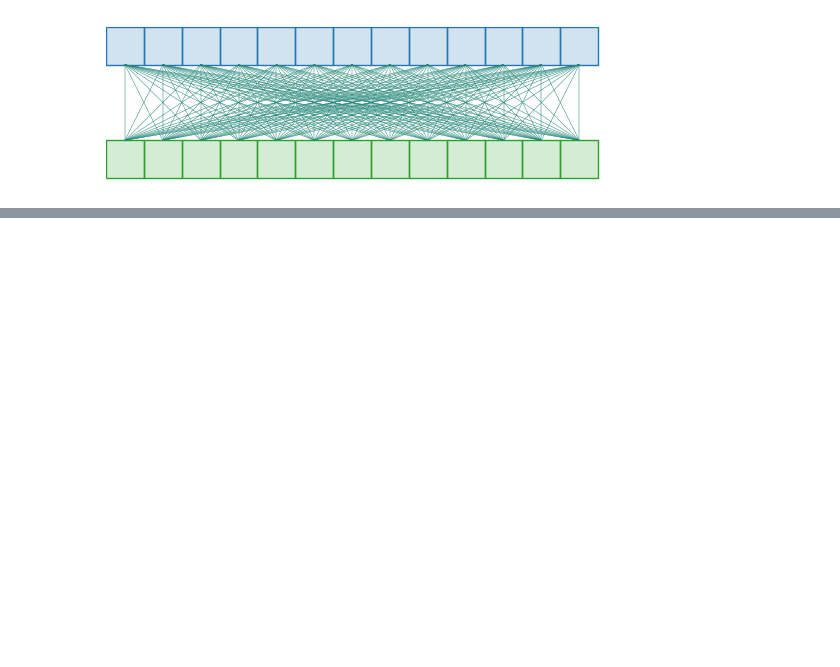
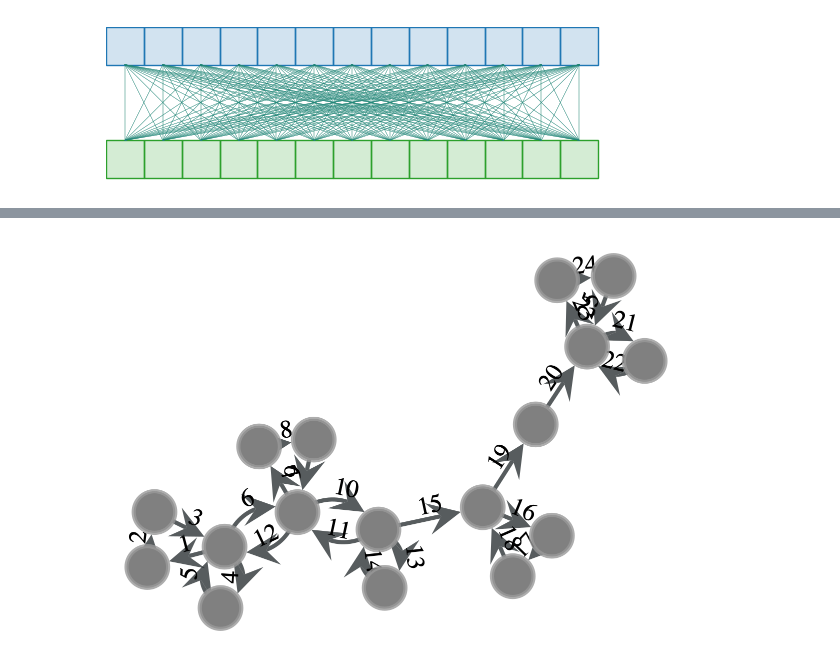
Before and after one commit to Radar-Lei/Motif-guided, a Jupyter notebook: visualization.ipynb, the cells around one changed output, grey strips where cells are left out. Cells and saved outputs as stored; diff of their text form; code cells hidden in the pictures; blank space fills up the shorter version.

```diff
--- a/visualization.ipynb
+++ b/visualization.ipynb
@@ -113,0 +116,15 @@ fig.savefig("figs/motif-attention.svg", format='svg')
+# %%
+g = Graph(
+    [
+        (0, 1), (1, 2), (2,0), (0, 3), (3,0),(0,4),(4,5),(5,6),(6,4),(4,7),(7,4),(4,0),
+        (7,8),(8,7),(7,9),(9,10),(10,11),(11,9),(9,12),(12,13),(13,14),(14,13),(13,15),(15,16),(16,13)
+    ]
+        )
+# %%
+elabels = g.new_edge_property("int")
+elabels.a = np.arange(len(np.array(g.edge_index))) + 1
+pos = graph_draw(g, edge_text=elabels, vertex_fill_color='grey', output="figs/ori_traj.svg")
+# %%
+graph_draw(g, pos=pos, edge_text=elabels, vertex_fill_color='grey')
+# %% [output]
+[figure, added]
```
Also changed, not shown: parts of 4 cells of this notebook, 1 other file.
